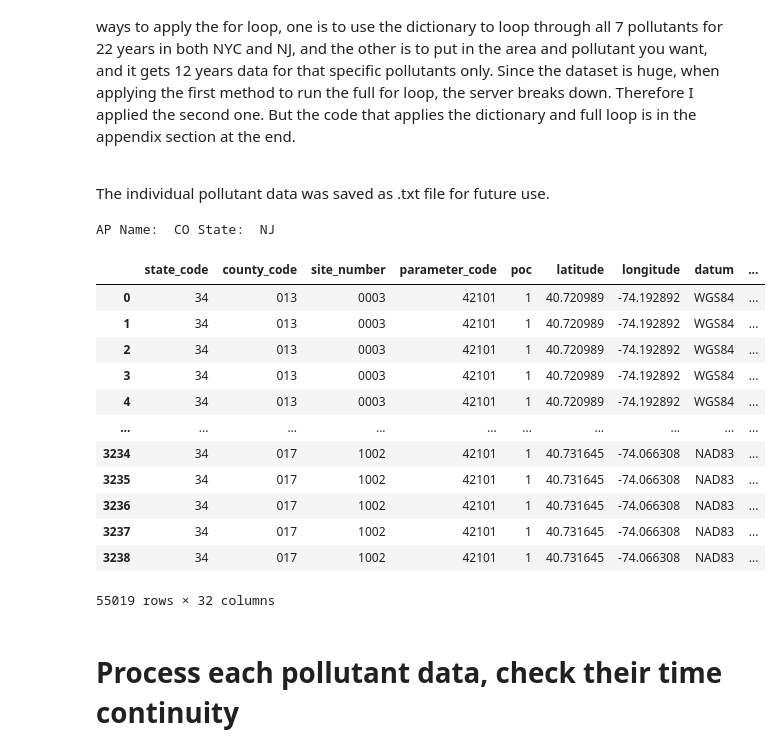
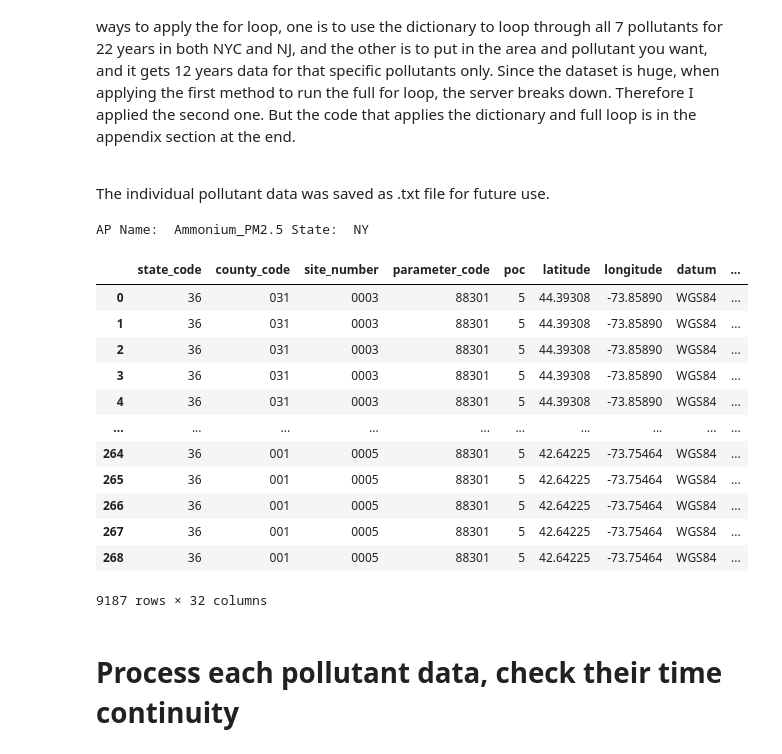
Before and after one commit to YuweiZJ/rces_final_project, a Jupyter notebook: YuweiZJ.ipynb, the cells around one changed output. Cells and saved outputs as stored; diff of their text form; code cells hidden in the pictures.

```diff
--- a/YuweiZJ.ipynb
+++ b/YuweiZJ.ipynb
@@ -56,53 +56,53 @@ def info(param,year,state):
     return url_info
 Y = np.arange(2010,2023,1) # Time range
 df_ap = pd.DataFrame()
-param = 42101# param
-state = 34 #State
+param = 88301# param
+state = 36 #State
 if param == 42101:
     name = 'CO'
 if param == 88301:
     name = 'Ammonium_PM2.5'
 if param == 88403:
     name = 'Sulfate_PM2.5'
 if param == 88306:
     name = 'Nitrate_PM2.5'
 if param == 42603:
     name = 'NOx'
 if param == 42602:
     name = 'NO2'
 if param == 42401:
     name = 'SO2'
 if state == 36:
     s_name = 'NY'
 if state == 34:
     s_name = 'NJ'
 print('AP Name: ', name,'State: ',s_name)
 for i in range(0,len(Y)):
     year = Y[i]
     url_info = info(param,year,state)
     url_base = 'https://aqs.epa.gov/data/api/dailyData/byState?email=yz4343@columbia.edu&key=saffronhawk77'
     url = url_base + url_info
     response = requests.get(url).json();
     Data = response['Data'];
     df = pd.json_normalize(response['Data']);
     df_ap = pd.concat([df_ap,df])
-df_ap.to_csv("{}_{}.txt".format(name,s_name))
+#df_ap.to_csv("{}_{}.txt".format(name,s_name))
 df_ap
 # %% [output]
-AP Name:  CO State:  NJ
+AP Name:  Ammonium_PM2.5 State:  NY
 |  | state_code | county_code | site_number | parameter_code | poc | latitude | longitude | datum | ... |
-| 0 | 34 | 013 | 0003 | 42101 | 1 | 40.720989 | -74.192892 | WGS84 | ... |
-| 1 | 34 | 013 | 0003 | 42101 | 1 | 40.720989 | -74.192892 | WGS84 | ... |
-| 2 | 34 | 013 | 0003 | 42101 | 1 | 40.720989 | -74.192892 | WGS84 | ... |
-| 3 | 34 | 013 | 0003 | 42101 | 1 | 40.720989 | -74.192892 | WGS84 | ... |
-| 4 | 34 | 013 | 0003 | 42101 | 1 | 40.720989 | -74.192892 | WGS84 | ... |
+| 0 | 36 | 031 | 0003 | 88301 | 5 | 44.39308 | -73.85890 | WGS84 | ... |
+| 1 | 36 | 031 | 0003 | 88301 | 5 | 44.39308 | -73.85890 | WGS84 | ... |
+| 2 | 36 | 031 | 0003 | 88301 | 5 | 44.39308 | -73.85890 | WGS84 | ... |
+| 3 | 36 | 031 | 0003 | 88301 | 5 | 44.39308 | -73.85890 | WGS84 | ... |
+| 4 | 36 | 031 | 0003 | 88301 | 5 | 44.39308 | -73.85890 | WGS84 | ... |
 | ... | ... | ... | ... | ... | ... | ... | ... | ... | ... |
-| 3234 | 34 | 017 | 1002 | 42101 | 1 | 40.731645 | -74.066308 | NAD83 | ... |
-| 3235 | 34 | 017 | 1002 | 42101 | 1 | 40.731645 | -74.066308 | NAD83 | ... |
-| 3236 | 34 | 017 | 1002 | 42101 | 1 | 40.731645 | -74.066308 | NAD83 | ... |
-| 3237 | 34 | 017 | 1002 | 42101 | 1 | 40.731645 | -74.066308 | NAD83 | ... |
-| 3238 | 34 | 017 | 1002 | 42101 | 1 | 40.731645 | -74.066308 | NAD83 | ... |
+| 264 | 36 | 001 | 0005 | 88301 | 5 | 42.64225 | -73.75464 | WGS84 | ... |
+| 265 | 36 | 001 | 0005 | 88301 | 5 | 42.64225 | -73.75464 | WGS84 | ... |
+| 266 | 36 | 001 | 0005 | 88301 | 5 | 42.64225 | -73.75464 | WGS84 | ... |
+| 267 | 36 | 001 | 0005 | 88301 | 5 | 42.64225 | -73.75464 | WGS84 | ... |
+| 268 | 36 | 001 | 0005 | 88301 | 5 | 42.64225 | -73.75464 | WGS84 | ... |
-55019 rows × 32 columns
+9187 rows × 32 columns
 # %% [markdown]
 # Process each pollutant data, check their time continuity
 # %% [markdown]
```
Also changed, not shown: parts of 8 cells of this notebook.
